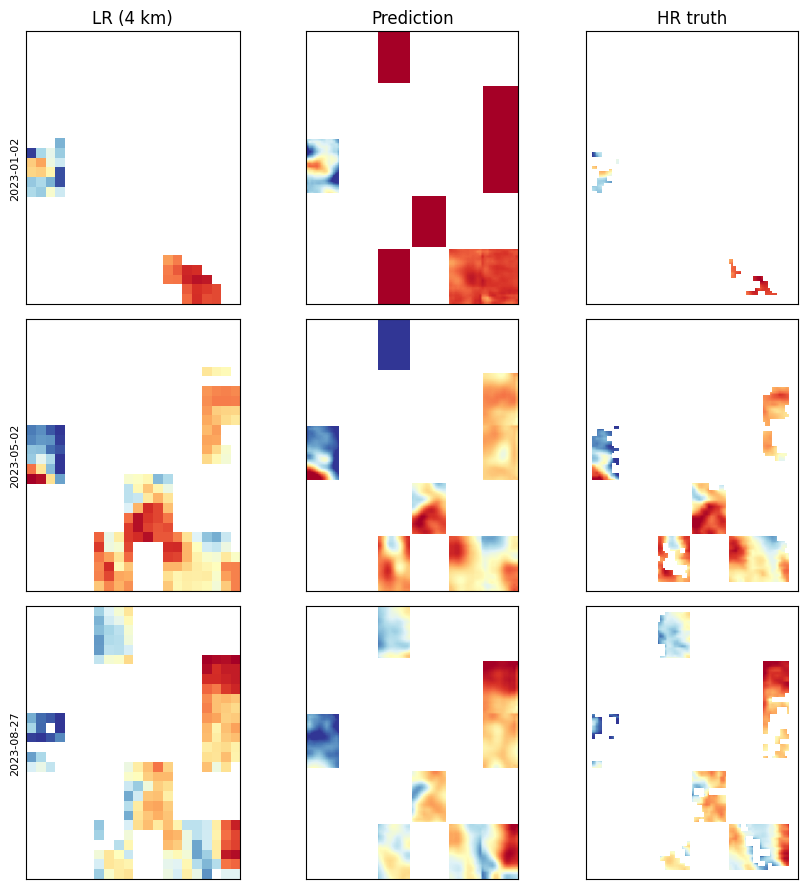
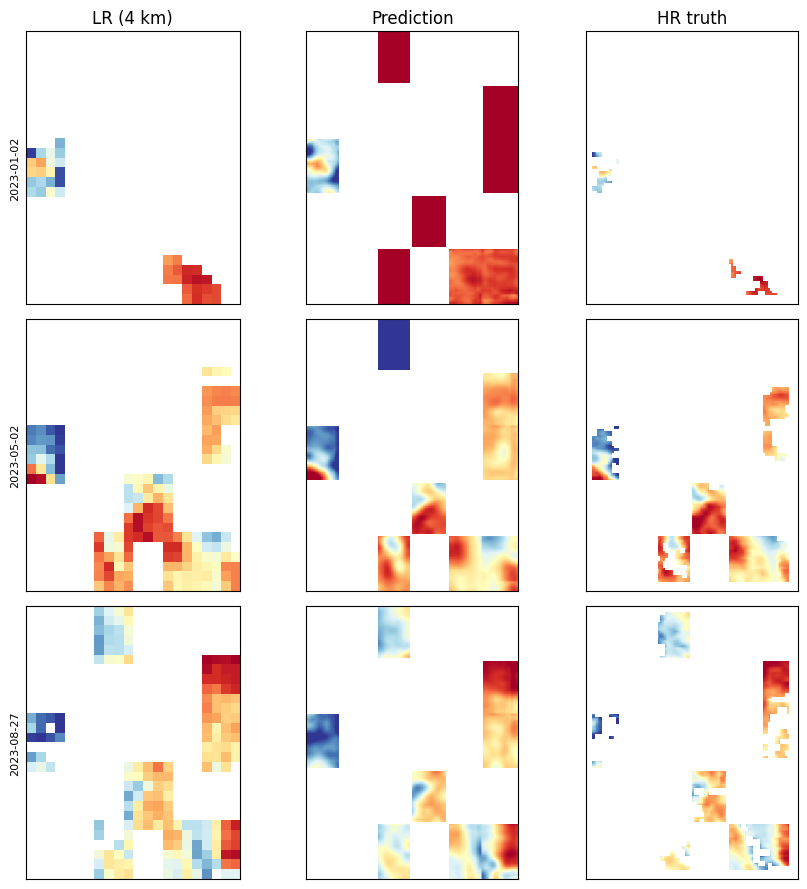
The notebook cell's code change between the first figure and the second:
--- before
+++ after
@@ -48,5 +48,5 @@
 
 
-# Show 3 test dates as rows, panels as columns — same layout as baselines notebook
+# Show 3 test dates as rows, panels as columns
 n_show = 3
 step = max(1, len(test_ds.dates) // n_show)
@@ -96,5 +96,5 @@
     sel = (elev_all >= edges[j]) & (elev_all <= edges[j + 1])
     if sel.sum() > 0:
-        labels.append(f'{edges[j]:.0f}–{edges[j+1]:.0f} m')
+        labels.append(f'{edges[j]:.0f}\u2013{edges[j+1]:.0f} m')
         rmses.append(float(np.sqrt(err2_all[sel].mean())))
 
@@ -102,9 +102,31 @@
 ax.bar(range(len(labels)), rmses, color='steelblue', edgecolor='black', linewidth=0.4)
 ax.set_xticks(range(len(labels))); ax.set_xticklabels(labels, rotation=30, ha='right')
-ax.set_xlabel('Elevation band'); ax.set_ylabel('RMSE (°C)')
+ax.set_xlabel('Elevation band'); ax.set_ylabel('RMSE (\u00b0C)')
 ax.set_title('Test RMSE by elevation band')
 ax.grid(axis='y', alpha=0.3)
 plt.tight_layout()
-plt.savefig('rmse_by_elevation.png', dpi=150)
 plt.show()
-print('Saved rmse_by_elevation.png')
+
+# ── Save predictions and training history ────────────────────────────────
+import os
+os.makedirs('results', exist_ok=True)
+
+n_dates = len(test_ds.dates)
+H, W    = test_ds.hr_shape
+cnn_test_pred = np.full((n_dates, H, W), np.nan, dtype=np.float32)
+for date_idx, (dt, _) in enumerate(test_ds.dates):
+    pred_sc, _, _ = reconstruct_scene(model, test_ds, dt.strftime('%Y-%m-%d'), device)
+    cnn_test_pred[date_idx] = pred_sc
+    if date_idx % 50 == 0:
+        print(f'  saving {date_idx}/{n_dates}')
+
+np.savez_compressed('results/cnn_preds.npz',
+    test_pred=cnn_test_pred,
+    dates=np.array([d.strftime('%Y-%m-%d') for d, _ in test_ds.dates]),
+)
+epochs        = np.array([h['epoch']    for h in history])
+val_rmse_mean = np.array([h['RMSE']     for h in history])
+val_rmse_std  = np.array([h['RMSE_std'] for h in history])
+np.savez_compressed('results/cnn_history.npz',
+    epochs=epochs, val_rmse_mean=val_rmse_mean, val_rmse_std=val_rmse_std)
+print('Saved results/cnn_preds.npz  results/cnn_history.npz')

Commit: add pngs